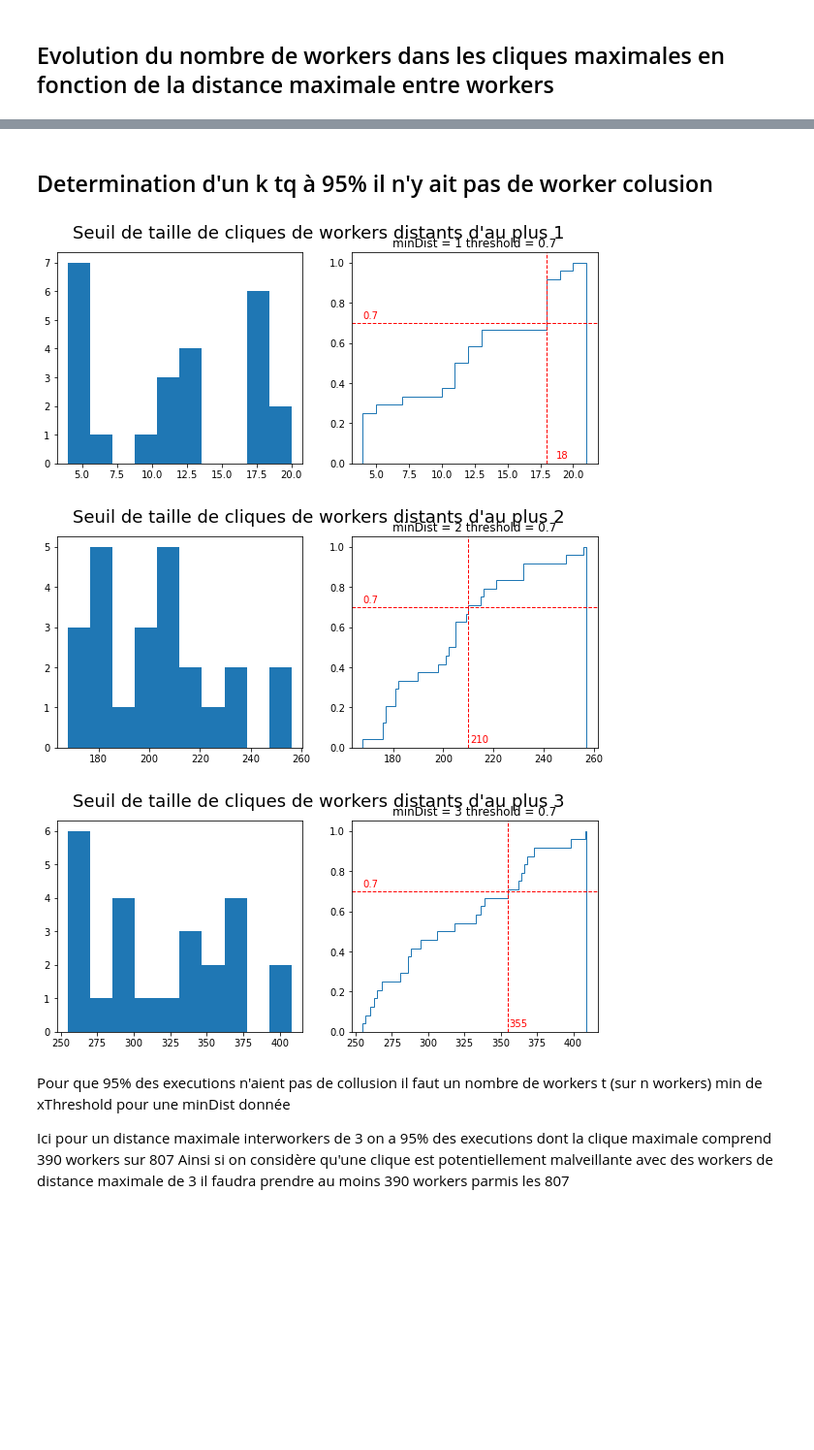
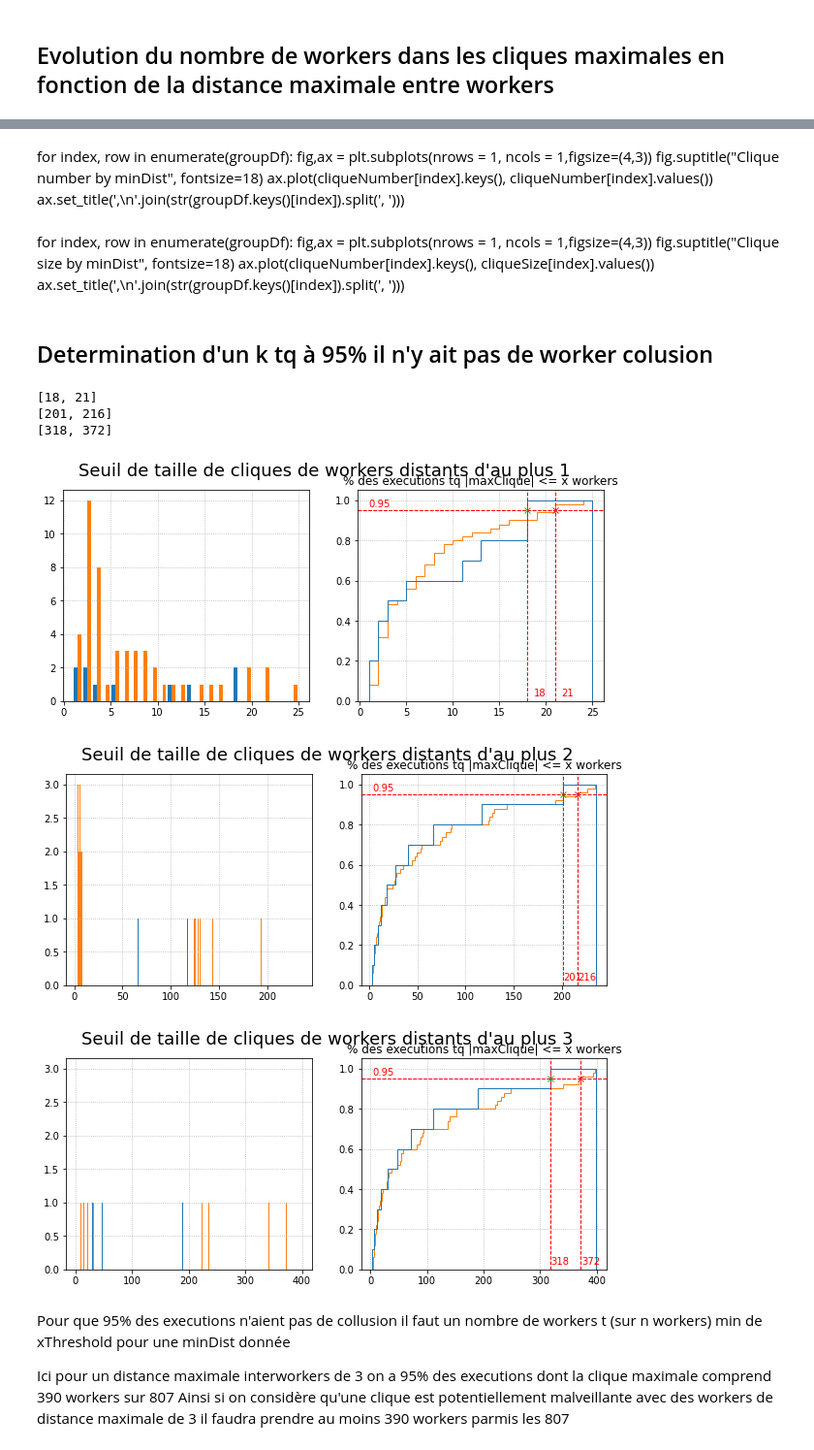
Before and after one commit to mbettinger/collusion-resistant-worker-set-selection, a Jupyter notebook: notebooks/experimentation_analysis.ipynb, the cells around one changed output, grey strips where cells are left out. Shown at 97% size. Saved outputs shown, nothing was run; the diff lists cells and outputs as text; code cells hidden in the pictures; blank space fills up the shorter version.

```diff
--- a/notebooks/experimentation_analysis.ipynb
+++ b/notebooks/experimentation_analysis.ipynb
@@ -98,3 +80,20 @@ ax2[1].hist(largestCliqueCountData, bins=np.arange(0,500,5))
+# %%
+import matplotlib.pyplot as plt
+
+largestCliqueSize = lambda x : len(x[0])
+largestCliqueCount = lambda x : len(x)
+
+
+largestCliqueSizeData = df["candidates"].apply(largestCliqueSize)
+largestCliqueCountData = df["candidates"].apply(largestCliqueCount)
+
+plotData={"title":"CliqueSize"}
+
+boxPlotAndHist(largestCliqueSizeData,plotData)
+
+plotData={"title":"CliqueCount"}
+
+boxPlotAndHist(largestCliqueCountData,plotData)
 # %% [markdown]
 ## Distribution du nombre de workers distants en fonction de la seed utilisée
 # %%
@@ -162,7 +177,0 @@ nbCol=3
-# %%
-fig,ax = plt.subplots(nrows = (nbRows+nbCol-1)//nbCol, ncols = min(nbCol,nbRows), sharey=True,figsize=(nbCol*4,3*nbRows//nbCol))
-fig.suptitle("Clique number by minDist", fontsize=18)
-
-for index, row in enumerate(groupDf):
-    ax[index//nbCol][index%nbCol].plot(cliqueNumber[index].keys(), cliqueNumber[index].values())
-    ax[index//nbCol][index%nbCol].set_title(',\n'.join(str(groupDf.keys()[index]).split(', ')))
@@ -171,7 +177,0 @@ for index, row in enumerate(groupDf):
-# %%
-fig,ax = plt.subplots(nrows = (nbRows+nbCol-1)//nbCol, ncols = min(nbCol,nbRows), sharey=True,figsize=(nbCol*4,3*nbRows//nbCol))
-fig.suptitle("Clique size by minDist", fontsize=18)
-
-for index, row in enumerate(groupDf):
-    ax[index//nbCol][index%nbCol].plot(cliqueSize[index].keys(), cliqueSize[index].values())
-    ax[index//nbCol][index%nbCol].set_title(',\n'.join(str(groupDf.keys()[index]).split(', ')))
@@ -180,3 +178,15 @@ for index, row in enumerate(groupDf):
+# %% [markdown]
+for index, row in enumerate(groupDf):
+    fig,ax = plt.subplots(nrows = 1, ncols = 1,figsize=(4,3))
+    fig.suptitle("Clique number by minDist", fontsize=18)
+    ax.plot(cliqueNumber[index].keys(), cliqueNumber[index].values())
+    ax.set_title(',\n'.join(str(groupDf.keys()[index]).split(', ')))
+# %% [markdown]
+for index, row in enumerate(groupDf):
+    fig,ax = plt.subplots(nrows = 1, ncols = 1,figsize=(4,3))
+    fig.suptitle("Clique size by minDist", fontsize=18)
+    ax.plot(cliqueNumber[index].keys(), cliqueSize[index].values())
+    ax.set_title(',\n'.join(str(groupDf.keys()[index]).split(', ')))
 # %% [markdown]
 ## Determination d'un k tq à 95% il n'y ait pas de worker colusion
 # %%
@@ -220,10 +233,20 @@ def workerThreshold(cliqueSize, minDist, threshold, imgPath = None):
-# %%
-for minDist in range(1,4):
-    workerThreshold(cliqueSize, minDist, 0.95)
-# %% [output]
-[figure, removed]
-[figure, removed]
-[figure, removed]
+# %%
+threshold=0.95
+for minDist in range(1,4):
+    cliqueSizeByMinDist = [[ element.get(minDist) for element in cliqueSize if element.get(minDist) is not None]
+                              for cliqueSize in cliqueSizes]
+    plotData={"suptitle":"Seuil de taille de cliques de workers distants d'au plus {}".format(minDist),
+             "title":"% des executions tq |maxClique| <= x workers".format(minDist, threshold),
+             }
+    thresholds=workerThreshold(cliqueSizeByMinDist, minDist, threshold,plotData)
+    print(thresholds)
+# %% [output]
+[18, 21]
+[201, 216]
+[318, 372]
+[figure, added]
+[figure, added]
+[figure, added]
 # %% [markdown]
 Pour que 95% des executions n'aient pas de collusion il faut un nombre de workers t (sur n workers) min de xThreshold pour une minDist donnée
 
```
Also changed, not shown: parts of 13 cells of this notebook, 8 other files.
